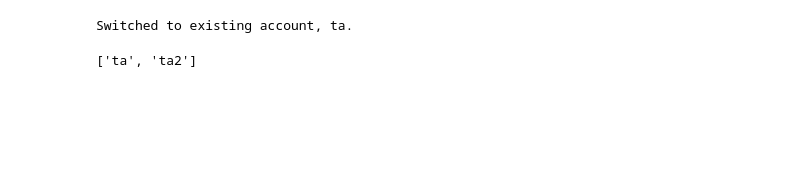
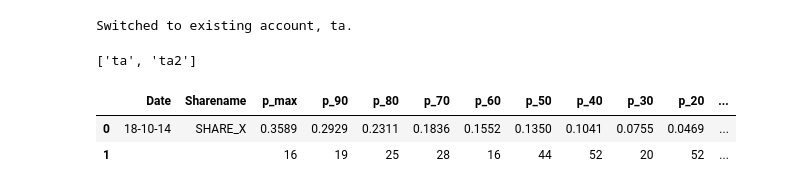
Before and after one commit to pasc85/trading_account_logbook, a Jupyter notebook: ta_testing.ipynb, the cells around one changed output. Cells and saved outputs as stored; diff of their text form; code cells hidden in the pictures; blank space fills up the shorter version.

Commit message:
Added new function that simulates p values to the test routine.

```diff
--- a/ta_testing.ipynb
+++ b/ta_testing.ipynb
@@ -123,3 +124,12 @@ account_name('ta')
 # %% [output]
 Switched to existing account, ta.
 ['ta', 'ta2']
+# %%
+# test the method that simulates share price
+# evolution and prints the distribution of p values
+p = simulate_p(1.001,0.01,name='SHARE_X')
+p
+# %% [output]
+|  | Date | Sharename | p_max | p_90 | p_80 | p_70 | p_60 | p_50 | p_40 | p_30 | p_20 | ... |
+| 0 | 18-10-14 | SHARE_X | 0.3589 | 0.2929 | 0.2311 | 0.1836 | 0.1552 | 0.1350 | 0.1041 | 0.0755 | 0.0469 | ... |
+| 1 |  |  | 16 | 19 | 25 | 28 | 16 | 44 | 52 | 20 | 52 | ... |
```
Also changed, not shown: parts of 6 cells of this notebook.
